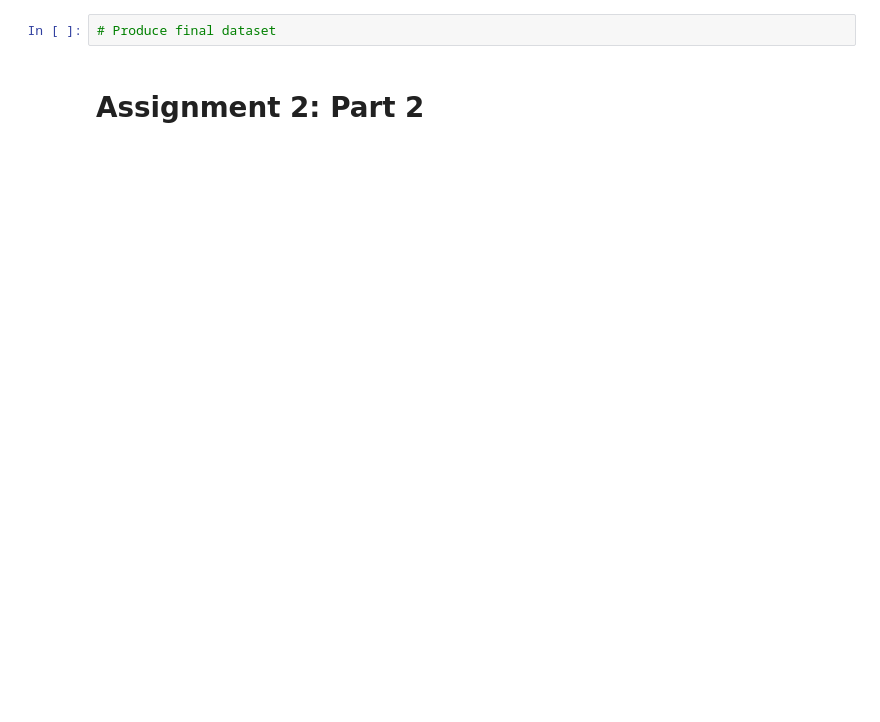
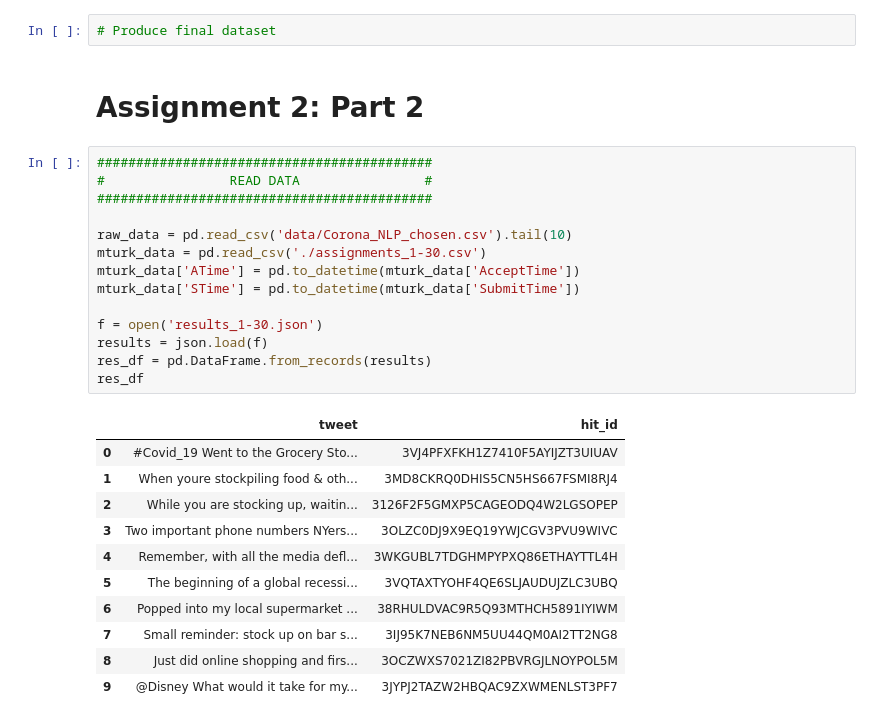
Before and after one commit to chriskok/EECS598, a Jupyter notebook: data_analysis.ipynb, the cells around one changed output. Cells and saved outputs as stored; diff of their text form; blank space fills up the shorter version.

```diff
--- a/data_analysis.ipynb
+++ b/data_analysis.ipynb
@@ -139,3 +139,29 @@ agg_df.sort_values(by=['MinDiff|mean'], ascending=False)
 # Produce final dataset
 # %% [markdown]
 # Assignment 2: Part 2
+# %%
+###########################################
+#                READ DATA                #
+###########################################
+
+raw_data = pd.read_csv('data/Corona_NLP_chosen.csv').tail(10)
+mturk_data = pd.read_csv('./assignments_1-30.csv')
+mturk_data['ATime'] = pd.to_datetime(mturk_data['AcceptTime'])
+mturk_data['STime'] = pd.to_datetime(mturk_data['SubmitTime'])
+
+f = open('results_1-30.json')
+results = json.load(f)
+res_df = pd.DataFrame.from_records(results)
+res_df
+# %% [output]
+|  | tweet | hit_id |
+| 0 | #Covid_19 Went to the Grocery Sto... | 3VJ4PFXFKH1Z7410F5AYIJZT3UIUAV |
+| 1 | When youre stockpiling food & oth... | 3MD8CKRQ0DHIS5CN5HS667FSMI8RJ4 |
+| 2 | While you are stocking up, waitin... | 3126F2F5GMXP5CAGEODQ4W2LGSOPEP |
+| 3 | Two important phone numbers NYers... | 3OLZC0DJ9X9EQ19YWJCGV3PVU9WIVC |
+| 4 | Remember, with all the media defl... | 3WKGUBL7TDGHMPYPXQ86ETHAYTTL4H |
+| 5 | The beginning of a global recessi... | 3VQTAXTYOHF4QE6SLJAUDUJZLC3UBQ |
+| 6 | Popped into my local supermarket ... | 38RHULDVAC9R5Q93MTHCH5891IYIWM |
+| 7 | Small reminder: stock up on bar s... | 3IJ95K7NEB6NM5UU44QM0AI2TT2NG8 |
+| 8 | Just did online shopping and firs... | 3OCZWXS7021ZI82PBVRGJLNOYPOL5M |
+| 9 | @Disney What would it take for my... | 3JYPJ2TAZW2HBQAC9ZXWMENLST3PF7 |
```
Also changed, not shown: parts of 1 cell of this notebook, 2 other files.
